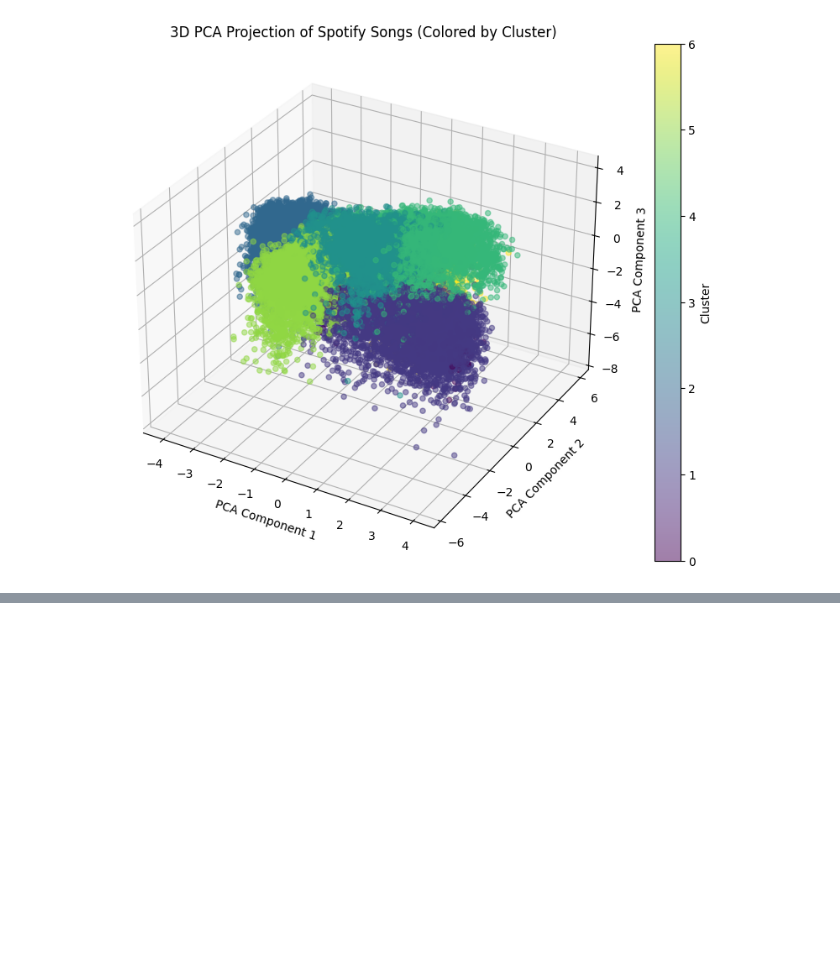
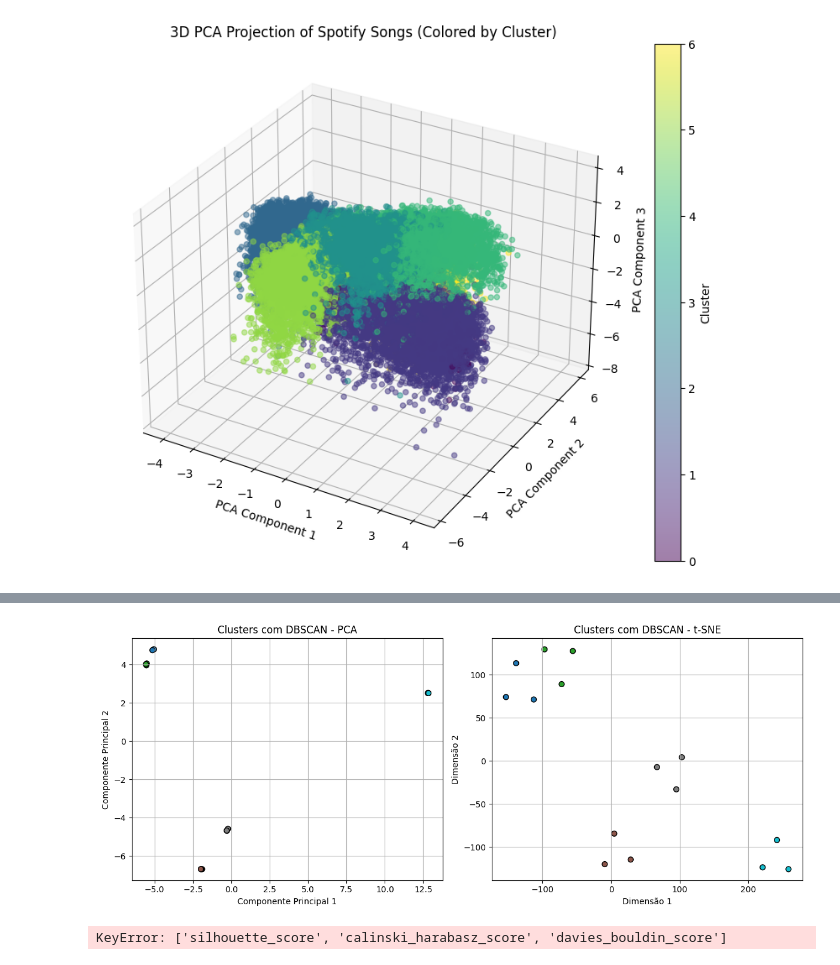
Before and after one commit to JoseEdSouza/machine-learning-works, a Jupyter notebook: spotify/eda.ipynb, the cells around one changed output, grey strips where cells are left out. Drawn from its saved outputs; the diff is of its cells as text; code cells hidden in the pictures; blank space fills up the shorter version.

```diff
--- a/spotify/eda.ipynb
+++ b/spotify/eda.ipynb
@@ -223,0 +373,59 @@ fig.show()
+# %%
+from sklearn.decomposition import PCA
+from sklearn.manifold import TSNE
+
+dbscan = DBSCAN(eps=0.8, min_samples=3).fit(X_scaled)
+labels = dbscan.labels_
+
+X_filtered = X_scaled[labels != -1]
+labels_filtered = labels[labels != -1]
+
+pca = PCA(n_components=2)
+X_pca = pca.fit_transform(X_filtered)
+
+tsne = TSNE(n_components=2, perplexity=5, learning_rate=200, random_state=42)
+X_tsne = tsne.fit_transform(X_filtered)
+
+plt.figure(figsize=(12, 5))
+
+plt.subplot(1, 2, 1)
+plt.scatter(X_pca[:, 0], X_pca[:, 1], c=labels_filtered, cmap="tab10", s=40, edgecolor='k')
+plt.title("Clusters com DBSCAN - PCA")
+plt.xlabel("Componente Principal 1")
+plt.ylabel("Componente Principal 2")
+plt.grid(True)
+
+# 🎨 Visualização t-SNE
+plt.subplot(1, 2, 2)
+plt.scatter(X_tsne[:, 0], X_tsne[:, 1], c=labels_filtered, cmap="tab10", s=40, edgecolor='k')
+plt.title("Clusters com DBSCAN - t-SNE")
+plt.xlabel("Dimensão 1")
+plt.ylabel("Dimensão 2")
+plt.grid(True)
+
+plt.tight_layout()
+plt.show()
+# %% [output]
+[figure, added]
+# %%
+import seaborn as sns
+
+# ⚠️ Remover linhas com métricas nulas (ex: apenas 1 cluster)
+df_plot = df_results.dropna(subset=["silhouette_score", "calinski_harabasz_score", "davies_bouldin_score"])
+
+# Função para criar heatmaps
+def plot_heatmap(metric_name, cmap="viridis"):
+    pivot = df_plot.pivot(index="min_samples", columns="eps", values=metric_name)
+    plt.figure(figsize=(10, 6))
+    sns.heatmap(pivot, annot=True, fmt=".2f", cmap=cmap, cbar_kws={'label': metric_name})
+    plt.title(f"{metric_name} vs eps e min_samples")
+    plt.xlabel("eps")
+    plt.ylabel("min_samples")
+    plt.show()
+
+# 📊 Heatmaps das 3 métricas
+plot_heatmap("silhouette_score")
+plot_heatmap("calinski_harabasz_score", cmap="YlGnBu")
+plot_heatmap("davies_bouldin_score", cmap="coolwarm")
+# %% [output]
+KeyError: ['silhouette_score', 'calinski_harabasz_score', 'davies_bouldin_score']
```
Also changed, not shown: parts of 10 cells of this notebook, 1 other file.
